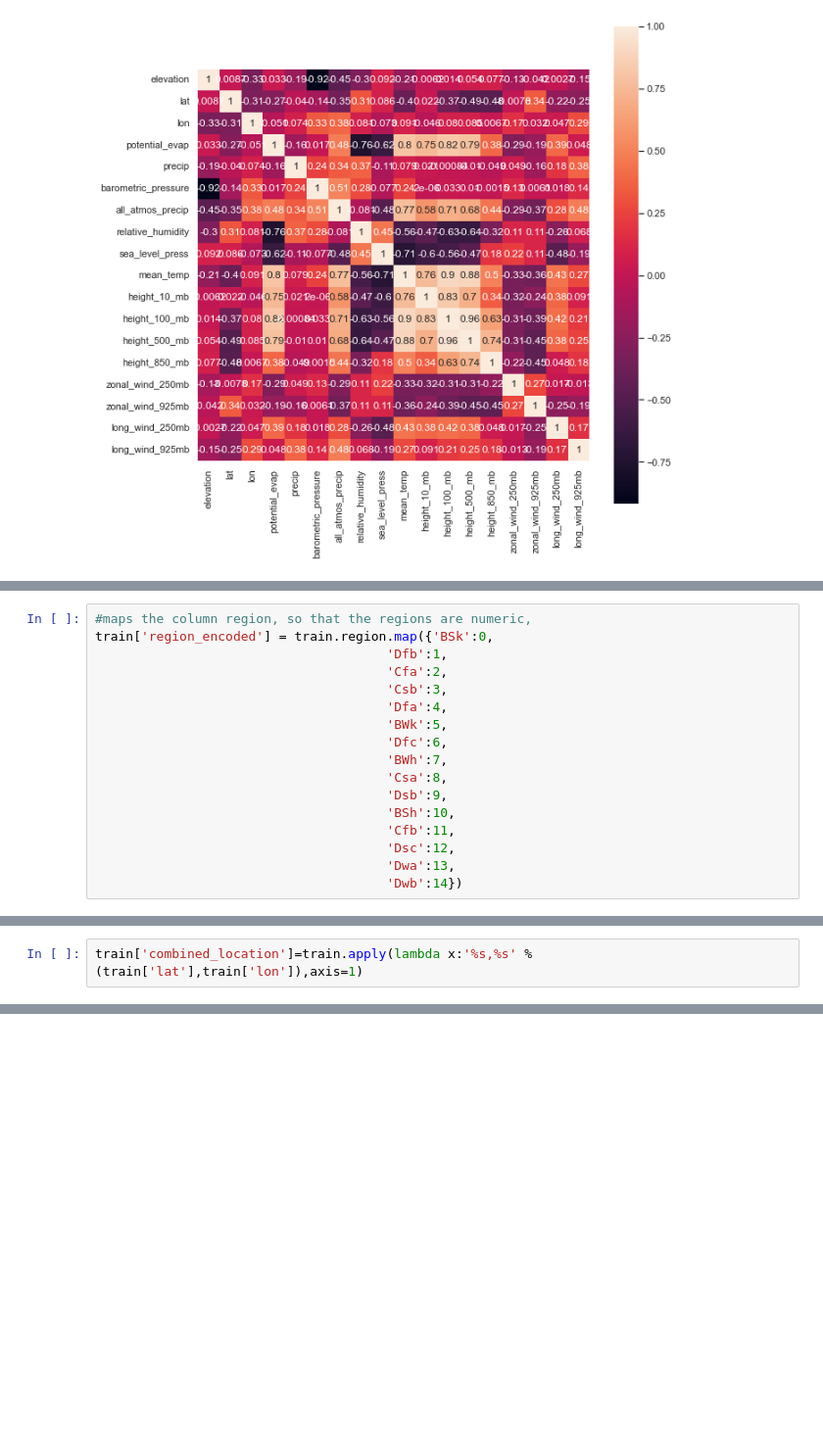
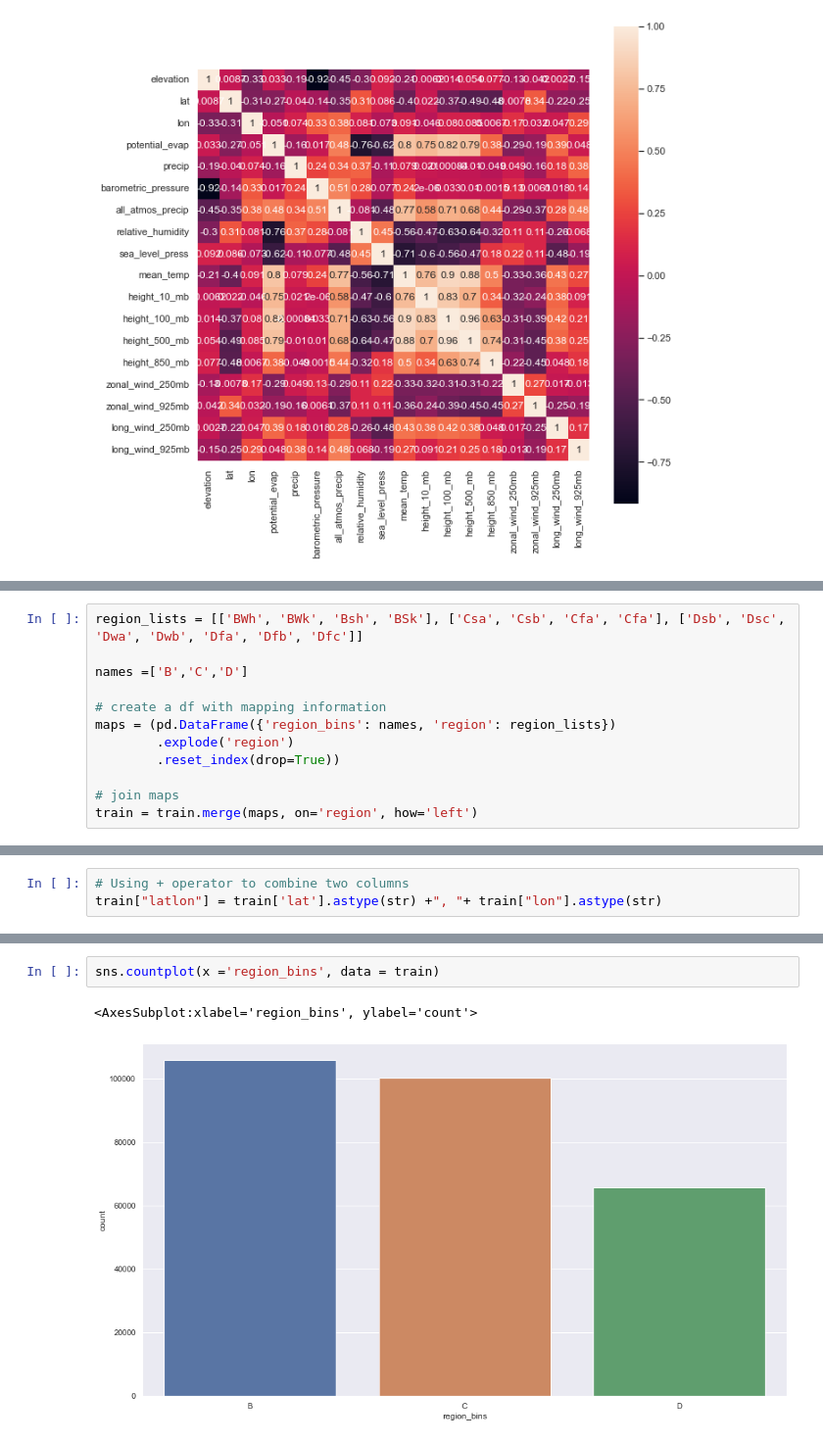
Before and after one commit to Mirzakhani-Capstone/mirzakhani_shared, a Jupyter notebook: rae/explore.ipynb, the cells around one changed output, grey strips where cells are left out. Shown at 98% size. Cells and saved outputs as stored; diff of their text form; blank space fills up the shorter version.

```diff
--- a/rae/explore.ipynb
+++ b/rae/explore.ipynb
@@ -185,17 +160,0 @@ sns.countplot(x ='region', data = train)
-# %%
-#maps the column region, so that the regions are numeric,
-train['region_encoded'] = train.region.map({'BSk':0,
-                                      'Dfb':1,
-                                      'Cfa':2,
-                                      'Csb':3,
-                                      'Dfa':4,
-                                      'BWk':5,
-                                      'Dfc':6,
-                                      'BWh':7,
-                                      'Csa':8,
-                                      'Dsb':9,
-                                      'BSh':10,
-                                      'Cfb':11,
-                                      'Dsc':12,
-                                      'Dwa':13,
-                                      'Dwb':14})
@@ -277,2 +160,0 @@ long_wind_925mb
-# %%
-train['combined_location']=train.apply(lambda x:'%s,%s' % (train['lat'],train['lon']),axis=1)
@@ -280,0 +267,12 @@ train.head()
+# %%
+region_lists = [['BWh', 'BWk', 'Bsh', 'BSk'], ['Csa', 'Csb', 'Cfa', 'Cfa'], ['Dsb', 'Dsc', 'Dwa', 'Dwb', 'Dfa', 'Dfb', 'Dfc']]
+
+names =['B','C','D']
+
+# create a df with mapping information
+maps = (pd.DataFrame({'region_bins': names, 'region': region_lists})
+        .explode('region')
+        .reset_index(drop=True))
+
+# join maps
+train = train.merge(maps, on='region', how='left')
@@ -280,0 +293,3 @@ train.head()
+# %%
+# Using + operator to combine two columns
+train["latlon"] = train['lat'].astype(str) +", "+ train["lon"].astype(str)
@@ -280,0 +329,5 @@ train.head()
+# %%
+sns.countplot(x ='region_bins', data = train)
+# %% [output]
+<AxesSubplot:xlabel='region_bins', ylabel='count'>
+[figure, added]
```
Also changed, not shown: parts of 32 cells of this notebook.
